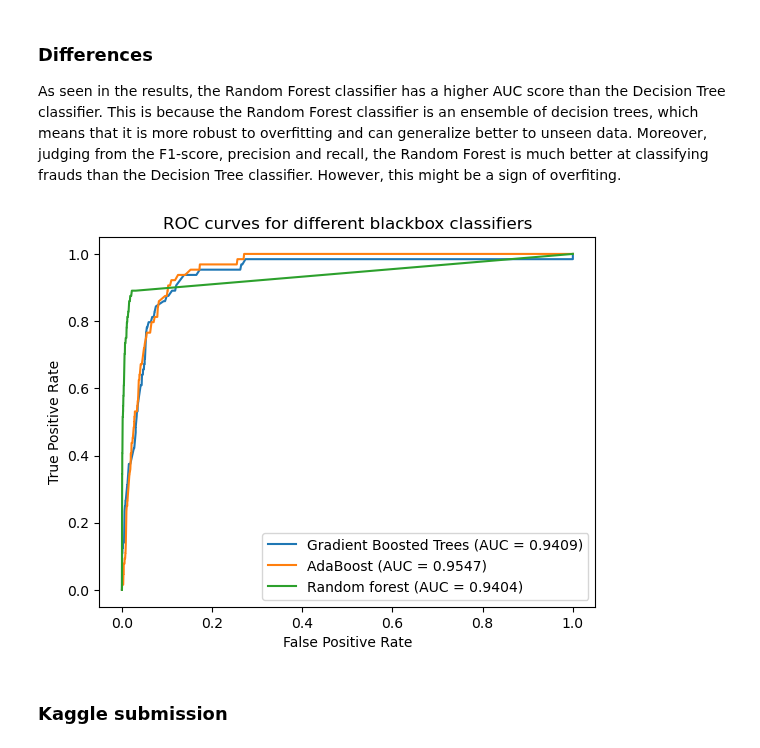
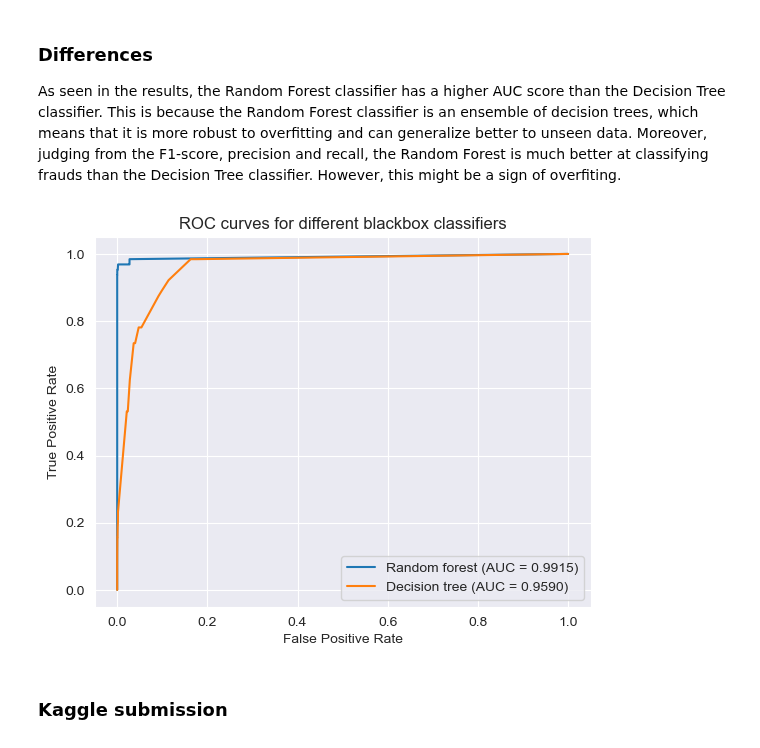
Before and after one commit to kbaran1998/CS4035-cyber-data, a Jupyter notebook: lab1/Lab1.ipynb, the cells around one changed output. Saved outputs shown, nothing was run; the diff lists cells and outputs as text; code cells hidden in the pictures.

```diff
--- a/lab1/Lab1.ipynb
+++ b/lab1/Lab1.ipynb
@@ -1468,10 +945,11 @@ Index(['issuercountrycode', 'txvariantcode', 'bin', 'currencycode',
 As seen in the results, the Random Forest classifier has a higher AUC score than the Decision Tree classifier. This is because the Random Forest classifier is an ensemble of decision trees, which means that it is more robust to overfitting and can generalize better to unseen data. Moreover, judging from the F1-score, precision and recall, the Random Forest is much better at classifying frauds than the Decision Tree classifier. However, this might be a sign of overfiting.
 # %%
 plot_roc_curves("ROC curves for different blackbox classifiers",
-                (forest_fpr, forest_tpr, f"Random forest (AUC = {forest_roc_auc:.4f})")
+                (forest_fpr, forest_tpr, f"Random forest (AUC = {forest_roc_auc:.4f})"),
+                (dtree_fpr, dtree_tpr, f"Decision tree (AUC = {dtree_roc_auc:.4f})")
 )
 # %% [output]
-[figure, old version]
+[figure, new version]
 # %% [markdown]
 ### Kaggle submission
 # %%
```
Also changed, not shown: parts of 55 cells of this notebook, 3 other files.
